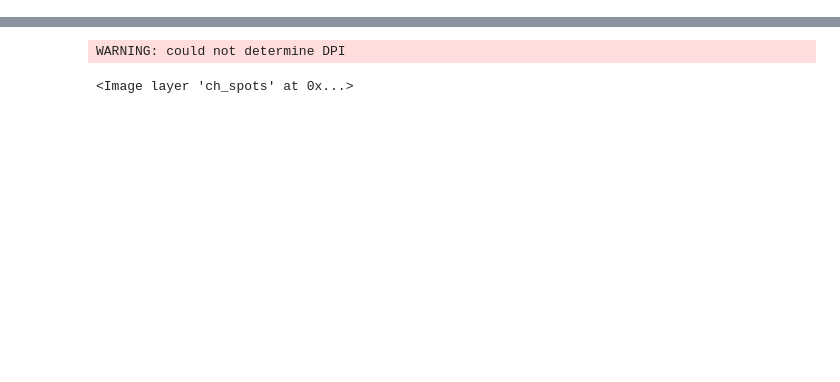
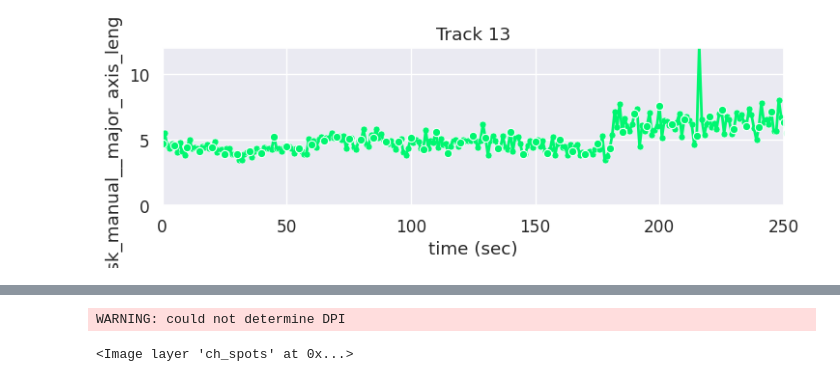
Before and after one commit to timstasevich/croparray, a Jupyter notebook: notebooks/Translation_Stalling_Quantification.ipynb, the cells around one changed output, grey strips where cells are left out. Cells and saved outputs as stored; diff of their text form; code cells hidden in the pictures; blank space fills up the shorter version.

```diff
--- a/notebooks/Translation_Stalling_Quantification.ipynb
+++ b/notebooks/Translation_Stalling_Quantification.ipynb
@@ -68,3 +130,7 @@ ta2.tplot.plot_trackarray_crops(fov=0, track_id=[25], t=(0, 250, 10), rolling=1,
+# %%
+ta3.tplot.plot_track_signal_traces(var="ch0_mask_manual__major_axis_length_px",track_ids=[13],xlim=(0,250),rgb=(1,1,1),ylim=(0,12))
+# %% [output]
+[figure, added]
 # %%
 ta3.tplot.plot_trackarray_crops(layer="ch0_mask_manual",fov=0, track_id=[3,7,8,10,13], t=(0, 250, 10), rolling=0, quantile_range=(0.02, 0.999));
 # %% [output]
```
Also changed, not shown: parts of 26 cells of this notebook, 4 other files.
